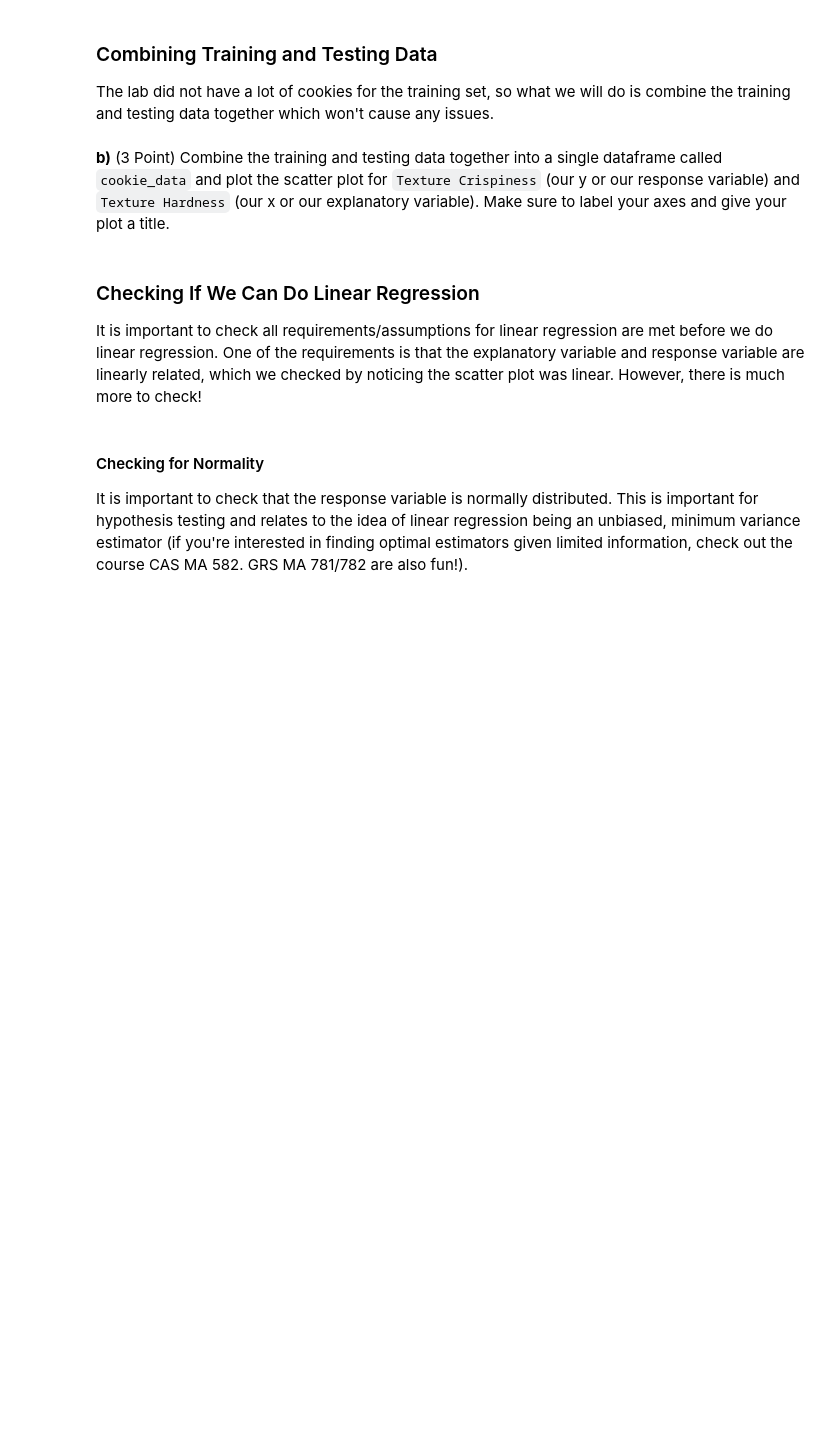
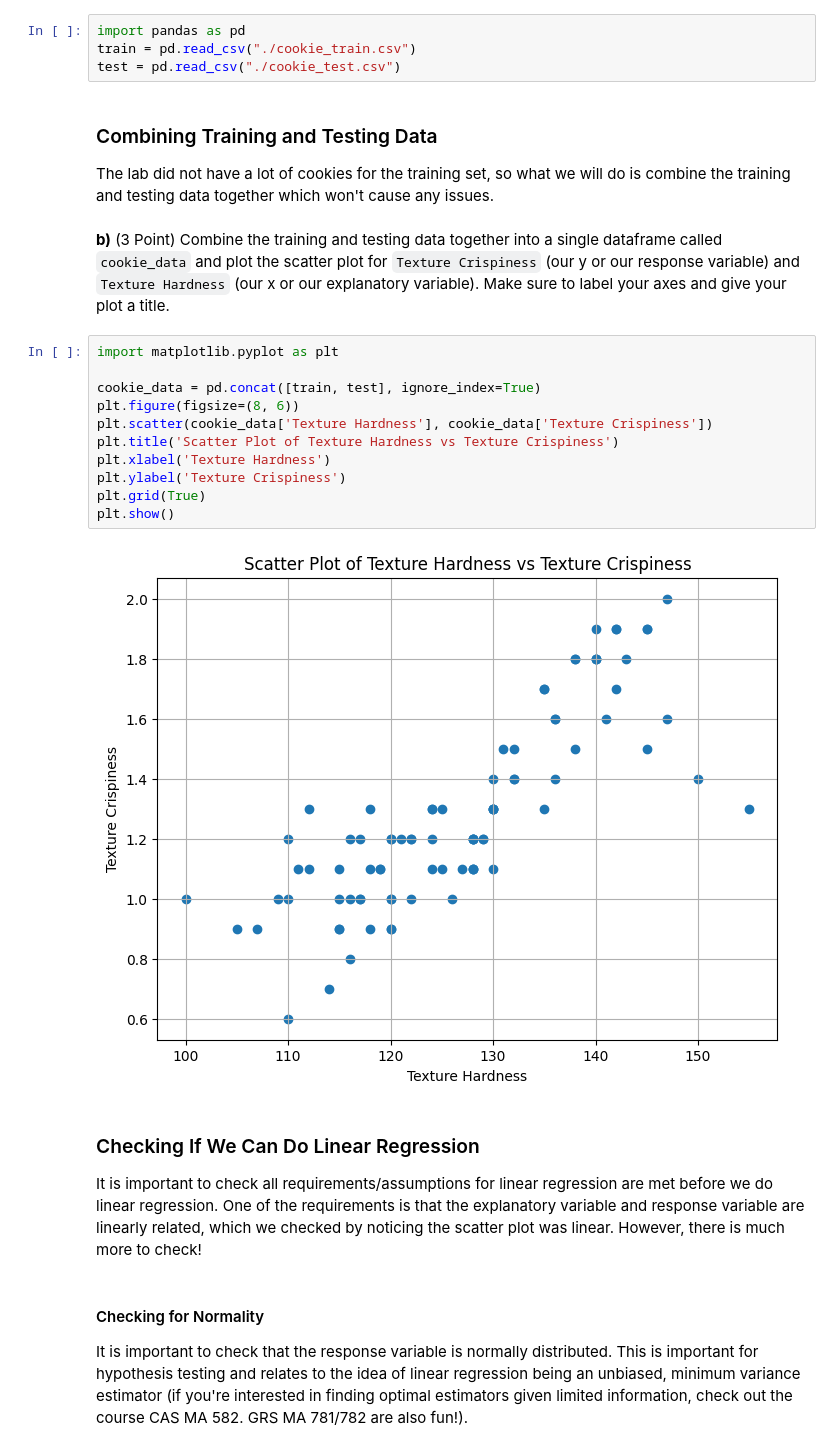
Before and after one commit to munirsidd/cs506, a Jupyter notebook: Homeworks/Homework 4/homework4.ipynb, the cells around one changed output. Drawn from its saved outputs; the diff is of its cells as text; blank space fills up the shorter version.

```diff
--- a/Homeworks/Homework 4/homework4.ipynb
+++ b/Homeworks/Homework 4/homework4.ipynb
@@ -219,12 +219,29 @@ However, what we will do differently here is check if two of the features were c
 For this exercise, we are interested in the two features `Texture Hardness` and `Texture Crispiness` and want to see if they are related. To do this, we will load in the data and create a scatter plot of the two features.
 # %% [markdown]
 **a)** (1 Point) Download the kaggle data from the link above and read in the `csv` files `cookie_train.csv` and `cookie_test.csv`
+# %%
+import pandas as pd
+train = pd.read_csv("./cookie_train.csv")
+test = pd.read_csv("./cookie_test.csv")
 # %% [markdown]
 ### Combining Training and Testing Data
 
 The lab did not have a lot of cookies for the training set, so what we will do is combine the training and testing data together which won't cause any issues.
 # %% [markdown]
 **b)** (3 Point) Combine the training and testing data together into a single dataframe called `cookie_data` and plot the scatter plot for `Texture Crispiness` (our y or our response variable) and `Texture Hardness` (our x or our explanatory variable). Make sure to label your axes and give your plot a title.
+# %%
+import matplotlib.pyplot as plt
+
+cookie_data = pd.concat([train, test], ignore_index=True)
+plt.figure(figsize=(8, 6))
+plt.scatter(cookie_data['Texture Hardness'], cookie_data['Texture Crispiness'])
+plt.title('Scatter Plot of Texture Hardness vs Texture Crispiness')
+plt.xlabel('Texture Hardness')
+plt.ylabel('Texture Crispiness')
+plt.grid(True)
+plt.show()
+# %% [output]
+[figure, added]
 # %% [markdown]
 ### Checking If We Can Do Linear Regression
 
```
Also changed, not shown: parts of 5 cells of this notebook, 4 other files.
